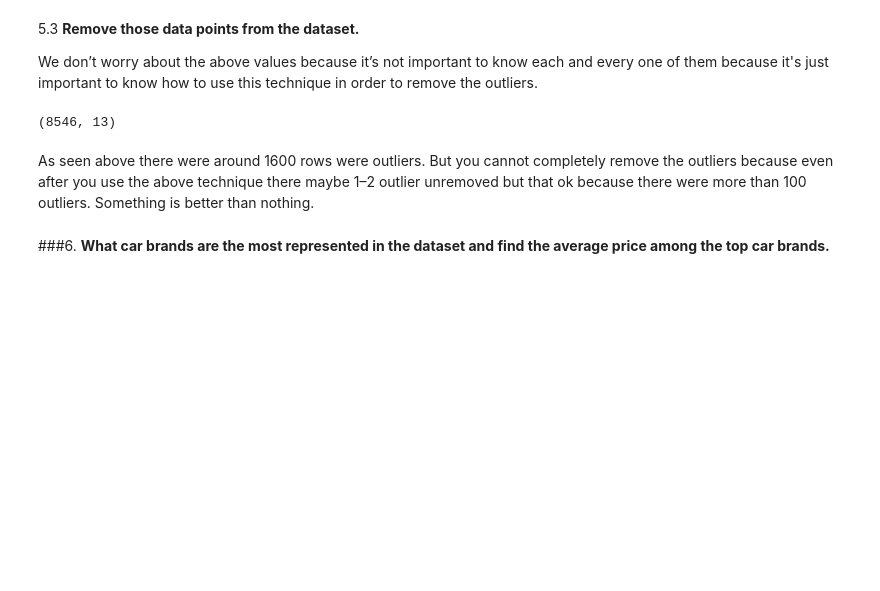
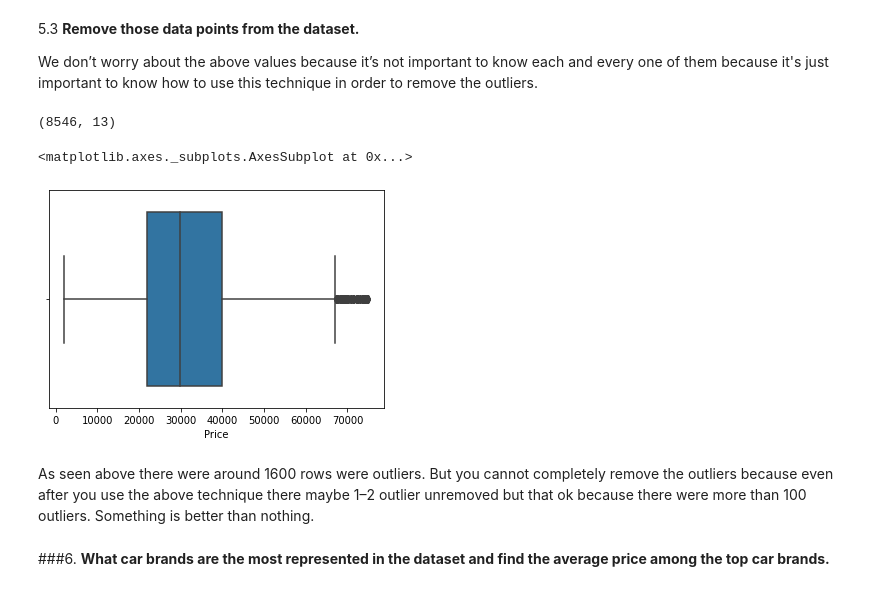
Before and after one commit to Neelanjan-Goswami/ML-Internship, a Jupyter notebook: Internship_Project.ipynb, the cells around one changed output. Saved outputs shown, nothing was run; the diff lists cells and outputs as text; code cells hidden in the pictures; blank space fills up the shorter version.

```diff
--- a/Internship_Project.ipynb
+++ b/Internship_Project.ipynb
@@ -95,7 +95,11 @@ Below are the libraries that are used in order to perform EDA (Exploratory data
 import numpy as np
 import pandas as pd
 import matplotlib.pyplot as plt
-import sklearn
 import seaborn as sns
+from sklearn import datasets, linear_model
+from sklearn.model_selection import train_test_split
+%matplotlib inline
+
+sns.set(color_codes=True)
 # %% [markdown]
 1.2. **Loading the data into the data frame.**
@@ -491,6 +482,11 @@ car_data = car_data[~((car_data < (Q1-1.5 * IQR)) |(car_data > (Q3 + 1.5 * IQR))
 car_data.shape
 # %% [output]
 (8546, 13)
+# %%
+sns.boxplot(x=car_data['Price'])
+# %% [output]
+<matplotlib.axes._subplots.AxesSubplot at 0x...>
+[figure, added]
 # %% [markdown]
 As seen above there were around 1600 rows were outliers. But you cannot completely remove the outliers because even after you use the above technique there maybe 1–2 outlier unremoved but that ok because there were more than 100 outliers. Something is better than nothing.
 # %% [markdown]
```
Also changed, not shown: parts of 40 cells of this notebook.
